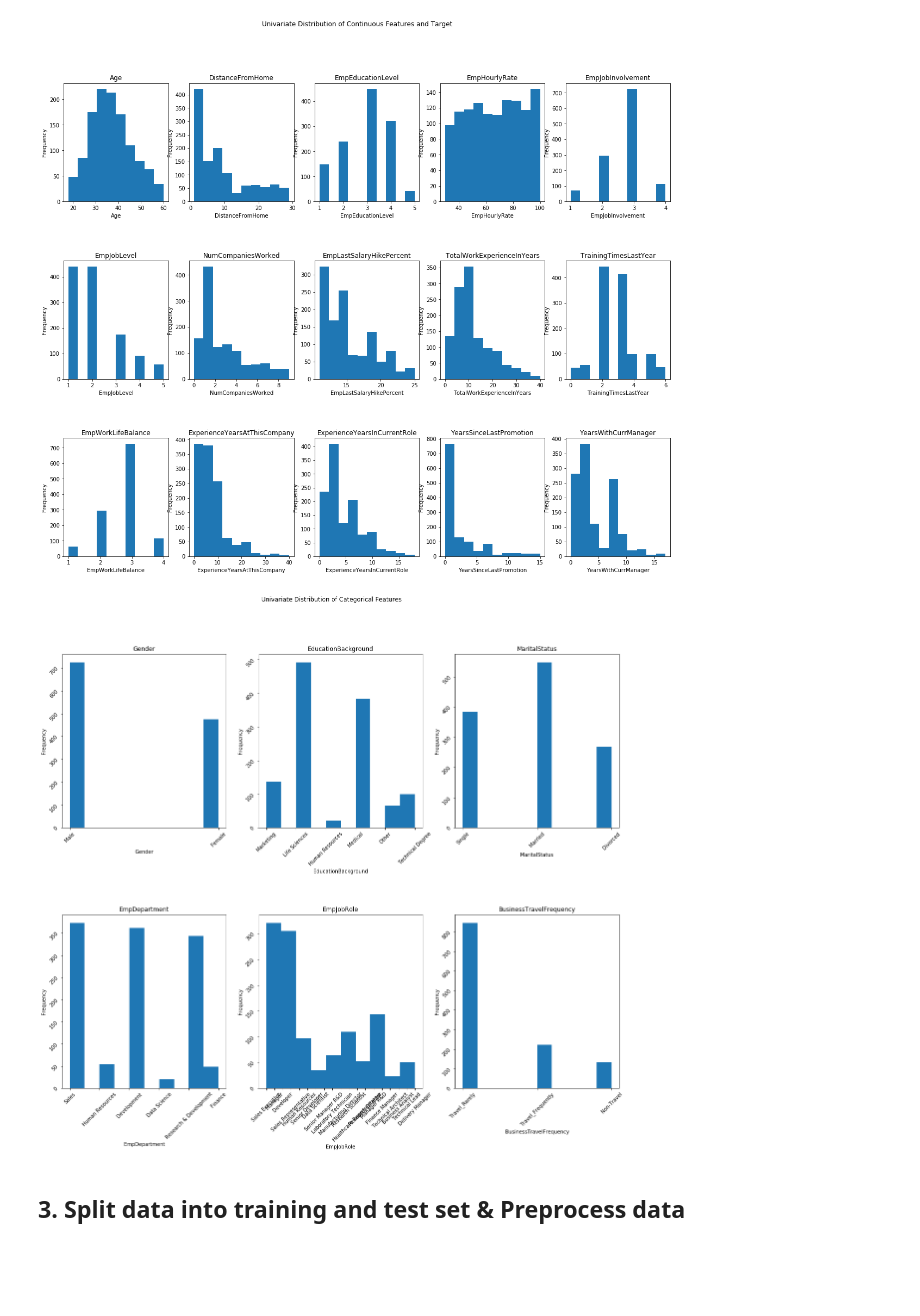
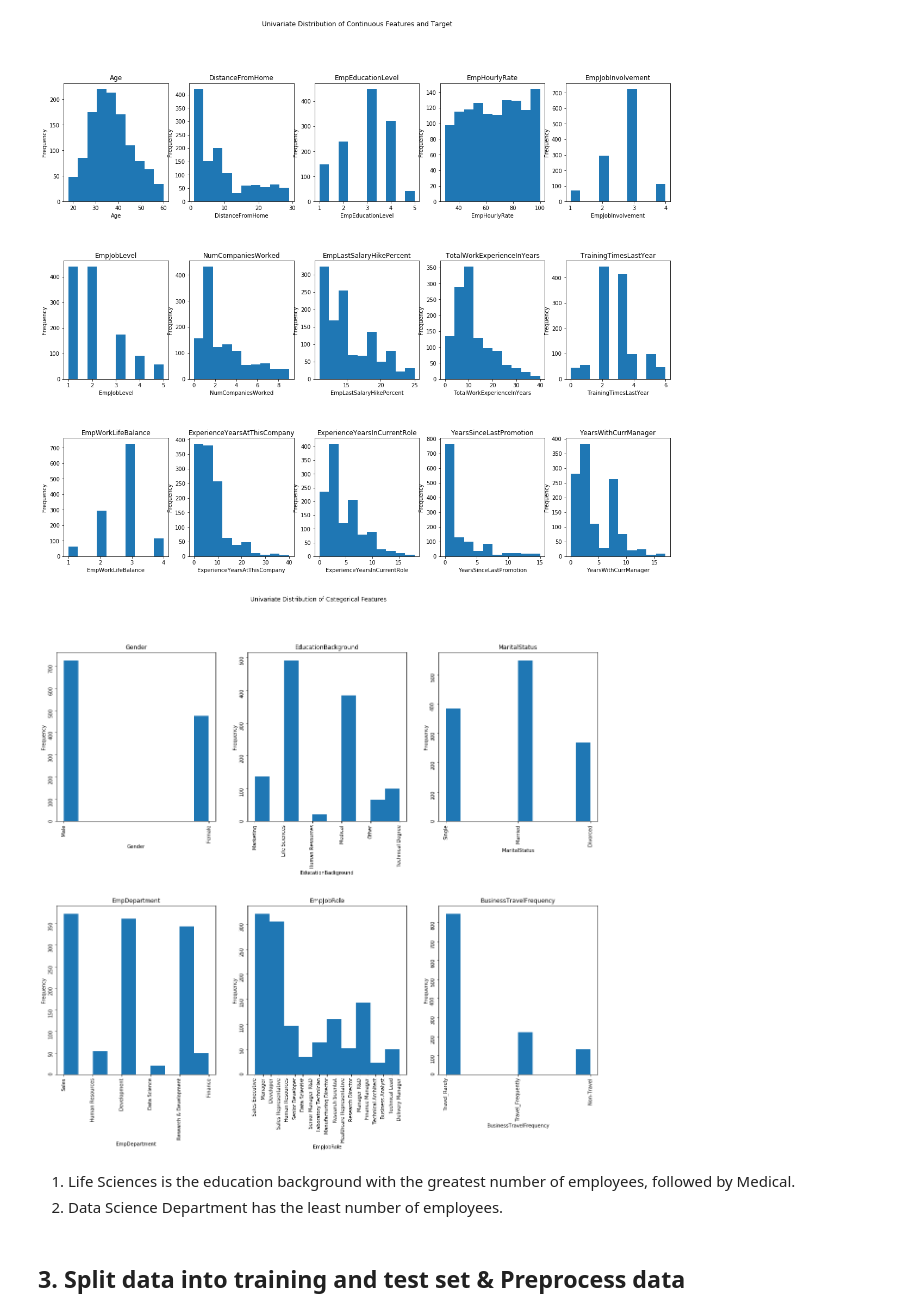
Before and after one commit to Olivia98Wang/appliedmachinelearning, a Jupyter notebook: HR Analytics- Predicting Performance.ipynb, the cells around one changed output. Drawn from its saved outputs; the diff is of its cells as text; code cells hidden in the pictures; blank space fills up the shorter version.

```diff
--- a/HR Analytics- Predicting Performance.ipynb
+++ b/HR Analytics- Predicting Performance.ipynb
@@ -64,0 +100,2 @@ memory usage: 262.6+ KB
+# %%
+df = df.drop(columns = ['EmpNumber'])
@@ -90,7 +129,6 @@ Continuous Variables are:  ['Age', 'DistanceFromHome', 'EmpEducationLevel', 'Emp
 to_plot = cont_var
 to_plot.append('PerformanceRating')
 to_plot2 = cat_var
-to_plot2.remove('EmpNumber')
 # %%
 width = 5
 fig, ax=plt.subplots(3, width, figsize=(20,16))
@@ -114,21 +152,24 @@ plt.show()
 # %%
 width = 3
 fig, ax=plt.subplots(2, width, figsize=(20,16))
 fig.suptitle('Univariate Distribution of Categorical Features')
 fig.subplots_adjust(hspace=0.5)
 for row in range(len(ax)):
     for column in range(len(ax[0])):
         i = width*row +column
         ax[row,column].hist(df[to_plot2[i]])
         ax[row,column].title.set_text(to_plot2[i])
         ax[row,column].set_xlabel(to_plot2[i])
         ax[row,column].set_ylabel('Frequency')
-        ax[row,column].tick_params(labelrotation=45)
+        ax[row,column].tick_params(labelrotation=90)
 
 
 plt.show()
 # %% [output]
-[figure, old version]
+[figure, new version]
+# %% [markdown]
+1. Life Sciences is the education background with the greatest number of employees, followed by Medical.
+2. Data Science Department has the least number of employees.
 # %% [markdown]
 ## 3. Split data into training and test set & Preprocess data
 # %%
```
Also changed, not shown: parts of 32 cells of this notebook.
